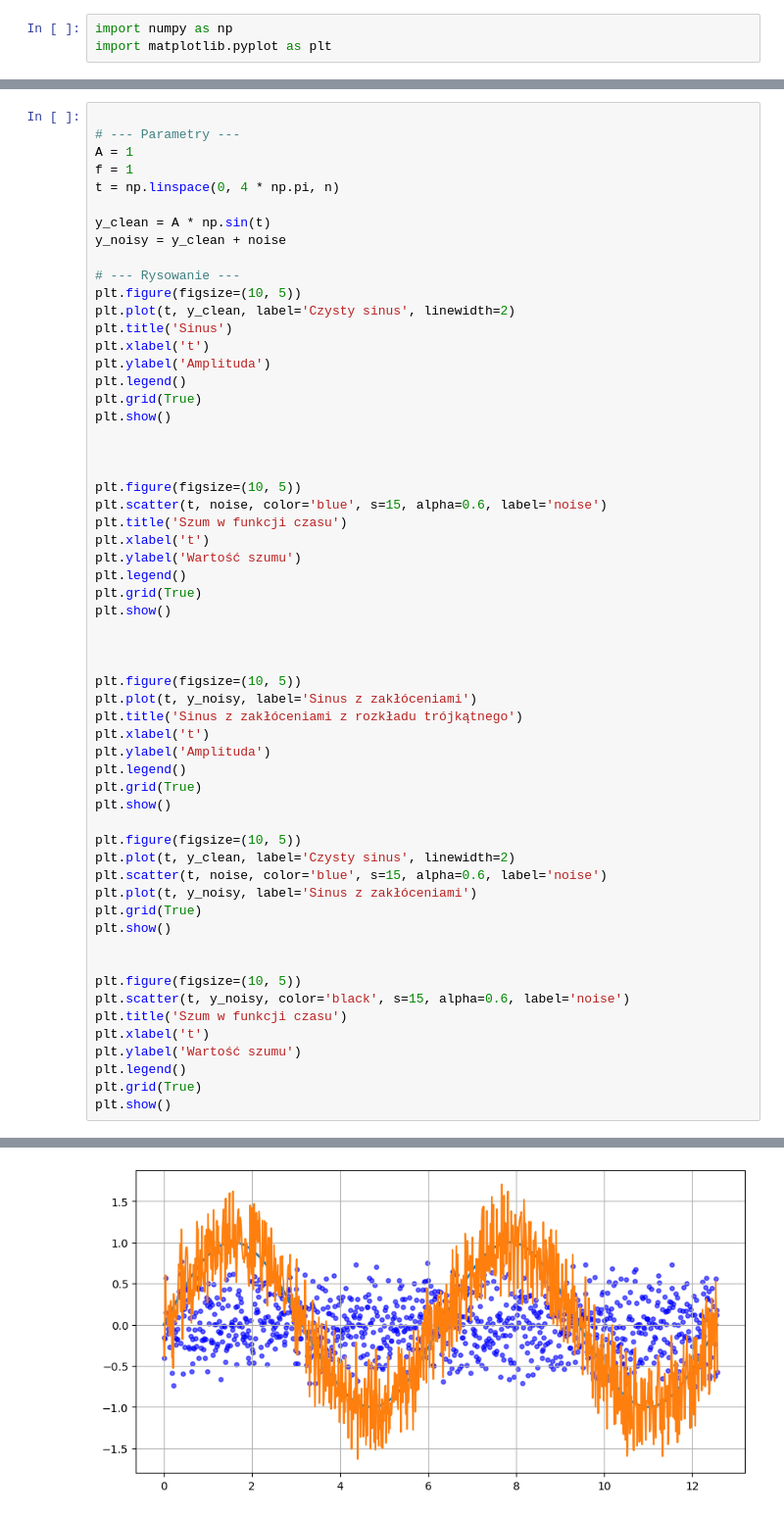
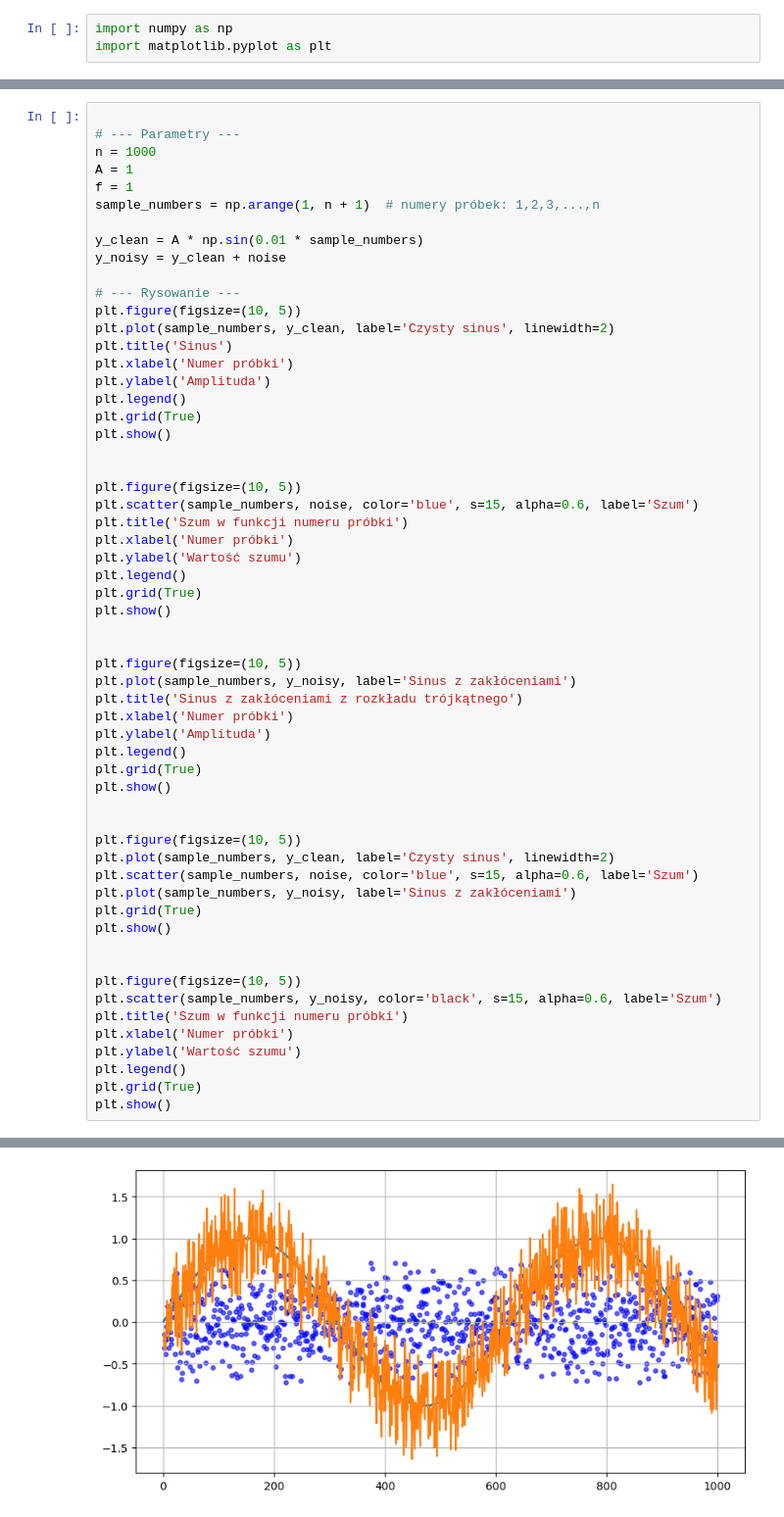
Before and after one commit to TainCurt/Sterowanie-Adaptacyjne-Projekt, a Jupyter notebook: Projekt1/projekt.ipynb, the cells around one changed output, grey strips where cells are left out. Shown at 98% size. Drawn from its saved outputs; the diff is of its cells as text.

```diff
--- a/Projekt1/projekt.ipynb
+++ b/Projekt1/projekt.ipynb
@@ -30,57 +30,57 @@ plt.show()
 # %%
 
 # --- Parametry ---
+n = 1000
 A = 1
 f = 1
-t = np.linspace(0, 4 * np.pi, n)
+sample_numbers = np.arange(1, n + 1)  # numery próbek: 1,2,3,...,n
 
-y_clean = A * np.sin(t)
+y_clean = A * np.sin(0.01 * sample_numbers)
 y_noisy = y_clean + noise
 
 # --- Rysowanie ---
 plt.figure(figsize=(10, 5))
-plt.plot(t, y_clean, label='Czysty sinus', linewidth=2)
+plt.plot(sample_numbers, y_clean, label='Czysty sinus', linewidth=2)
 plt.title('Sinus')
-plt.xlabel('t')
+plt.xlabel('Numer próbki')
 plt.ylabel('Amplituda')
 plt.legend()
 plt.grid(True)
 plt.show()
 
 
-
 plt.figure(figsize=(10, 5))
-plt.scatter(t, noise, color='blue', s=15, alpha=0.6, label='noise')
-plt.title('Szum w funkcji czasu')
-plt.xlabel('t')
+plt.scatter(sample_numbers, noise, color='blue', s=15, alpha=0.6, label='Szum')
+plt.title('Szum w funkcji numeru próbki')
+plt.xlabel('Numer próbki')
 plt.ylabel('Wartość szumu')
 plt.legend()
 plt.grid(True)
 plt.show()
 
 
-
 plt.figure(figsize=(10, 5))
-plt.plot(t, y_noisy, label='Sinus z zakłóceniami')
+plt.plot(sample_numbers, y_noisy, label='Sinus z zakłóceniami')
 plt.title('Sinus z zakłóceniami z rozkładu trójkątnego')
-plt.xlabel('t')
+plt.xlabel('Numer próbki')
 plt.ylabel('Amplituda')
 plt.legend()
 plt.grid(True)
 plt.show()
 
+
 plt.figure(figsize=(10, 5))
-plt.plot(t, y_clean, label='Czysty sinus', linewidth=2)
-plt.scatter(t, noise, color='blue', s=15, alpha=0.6, label='noise')
-plt.plot(t, y_noisy, label='Sinus z zakłóceniami')
+plt.plot(sample_numbers, y_clean, label='Czysty sinus', linewidth=2)
+plt.scatter(sample_numbers, noise, color='blue', s=15, alpha=0.6, label='Szum')
+plt.plot(sample_numbers, y_noisy, label='Sinus z zakłóceniami')
 plt.grid(True)
 plt.show()
 
 
 plt.figure(figsize=(10, 5))
-plt.scatter(t, y_noisy, color='black', s=15, alpha=0.6, label='noise')
-plt.title('Szum w funkcji czasu')
-plt.xlabel('t')
+plt.scatter(sample_numbers, y_noisy, color='black', s=15, alpha=0.6, label='Szum')
+plt.title('Szum w funkcji numeru próbki')
+plt.xlabel('Numer próbki')
 plt.ylabel('Wartość szumu')
 plt.legend()
 plt.grid(True)
@@ -92 +92 @@ plt.show()
-[figure, old version]
+[figure, new version]
```
Also changed, not shown: parts of 4 cells of this notebook.
